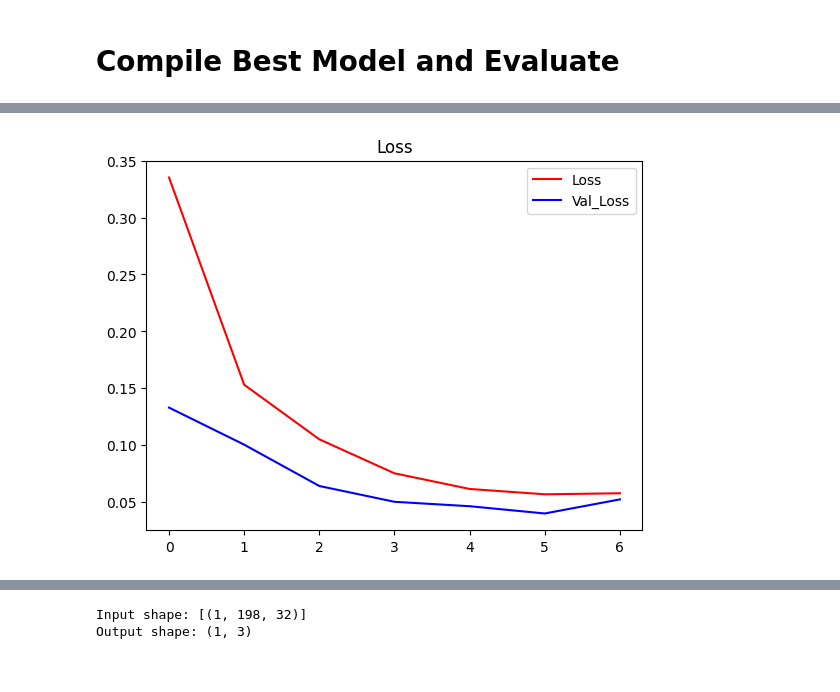
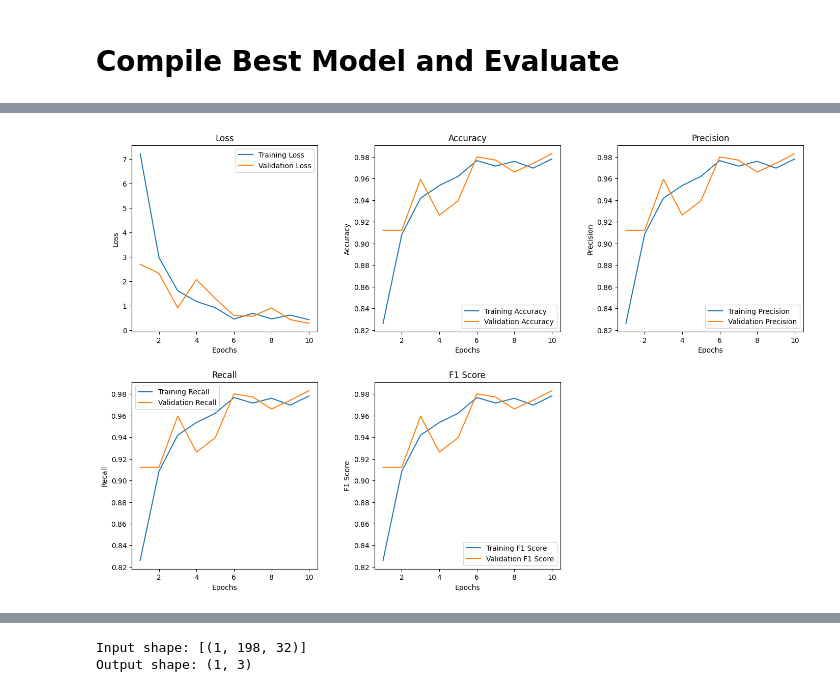
Before and after one commit to 490-BadMouth/BadMouth, a Jupyter notebook: MEL_FNN.ipynb, the cells around one changed output, grey strips where cells are left out. Drawn from its saved outputs; the diff is of its cells as text; code cells hidden in the pictures.

```diff
--- a/MEL_FNN.ipynb
+++ b/MEL_FNN.ipynb
@@ -481,10 +484,10 @@ from kerastuner.tuners import BayesianOptimization
 tuner = BayesianOptimization(
     create_model,
     objective='val_categorical_accuracy',
-    max_trials=50,  # Increase the number of trials here
+    max_trials=10,  # Increase the number of trials here
     executions_per_trial=3,
     directory='keras_tuner_output',
-    project_name='BadMouth_FNN_50_v3'
+    project_name='BadMouth_FNN_10'
 )
 
 tuner.search_space_summary()
@@ -576,10 +572,55 @@ optimized_model.evaluate(X_test, y_test)
 # %%
-# plot loss
-# mean error across samples for each epoch (runthrough entire dataset)
-plt.title('Loss')
-plt.plot(hist.history['loss'], 'r')
-plt.plot(hist.history['val_loss'], 'b')
-plt.legend(["Loss", "Val_Loss"])
+history_f1 = [2 * (precision * recall) / (precision + recall) for precision, recall in zip(history.history['precision'], history.history['recall'])]
+val_history_f1 = [2 * (precision * recall) / (precision + recall) for precision, recall in zip(history.history['val_precision'], history.history['val_recall'])]
+
+epochs = range(1, len(history.history['loss']) + 1)
+
+fig, axes = plt.subplots(2, 3, figsize=(15, 10))
+fig.tight_layout(pad=5.0)
+
+# Loss
+axes[0, 0].plot(epochs, history.history['loss'], label='Training Loss')
+axes[0, 0].plot(epochs, history.history['val_loss'], label='Validation Loss')
+axes[0, 0].set_xlabel('Epochs')
+axes[0, 0].set_ylabel('Loss')
+axes[0, 0].legend()
+axes[0, 0].set_title('Loss')
+
+# Accuracy
+axes[0, 1].plot(epochs, history.history['categorical_accuracy'], label='Training Accuracy')
+axes[0, 1].plot(epochs, history.history['val_categorical_accuracy'], label='Validation Accuracy')
+axes[0, 1].set_xlabel('Epochs')
+axes[0, 1].set_ylabel('Accuracy')
+axes[0, 1].legend()
+axes[0, 1].set_title('Accuracy')
+
+# Precision
+axes[0, 2].plot(epochs, history.history['precision'], label='Training Precision')
+axes[0, 2].plot(epochs, history.history['val_precision'], label='Validation Precision')
+axes[0, 2].set_xlabel('Epochs')
+axes[0, 2].set_ylabel('Precision')
+axes[0, 2].legend()
+axes[0, 2].set_title('Precision')
+
+# Recall
+axes[1, 0].plot(epochs, history.history['recall'], label='Training Recall')
+axes[1, 0].plot(epochs, history.history['val_recall'], label='Validation Recall')
+axes[1, 0].set_xlabel('Epochs')
+axes[1, 0].set_ylabel('Recall')
+axes[1, 0].legend()
+axes[1, 0].set_title('Recall')
+
+# F1 Score
+axes[1, 1].plot(epochs, history_f1, label='Training F1 Score')
+axes[1, 1].plot(epochs, val_history_f1, label='Validation F1 Score')
+axes[1, 1].set_xlabel('Epochs')
+axes[1, 1].set_ylabel('F1 Score')
+axes[1, 1].legend()
+axes[1, 1].set_title('F1 Score')
+
+# Remove the empty subplot
+fig.delaxes(axes[1, 2])
+
 plt.show()
 # %% [output]
-[figure, old version]
+[figure, new version]
```
Also changed, not shown: parts of 21 cells of this notebook, 1 other file.
